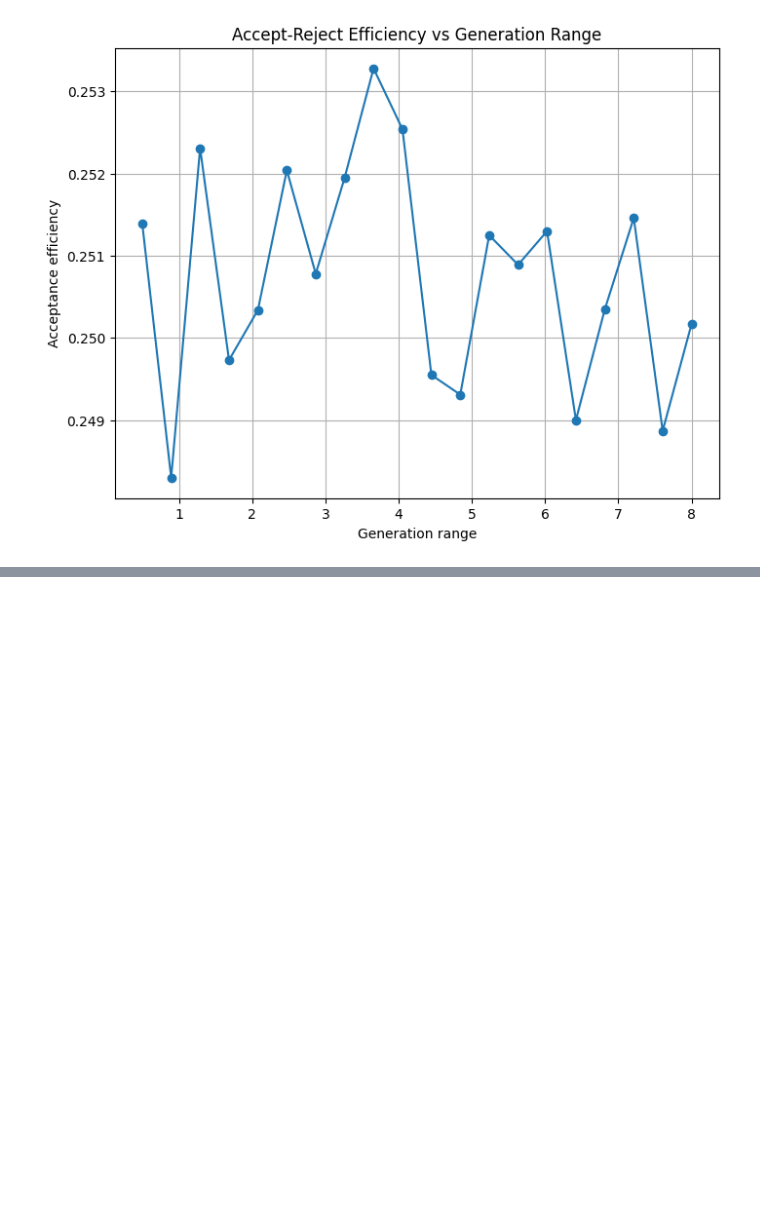
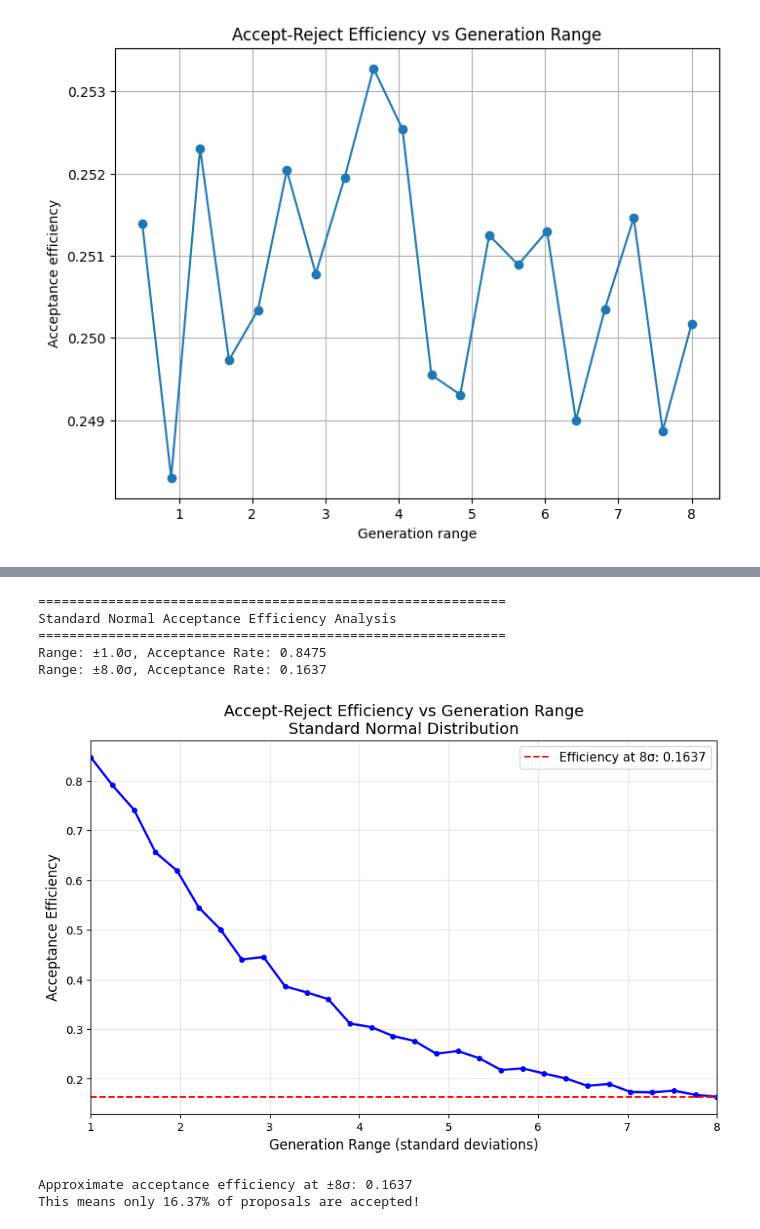
Before and after one commit to barongracias/s1-statistics, a Jupyter notebook: problem-sheets/ps2.ipynb, the cells around one changed output, grey strips where cells are left out. Saved outputs shown, nothing was run; the diff lists cells and outputs as text; code cells hidden in the pictures; blank space fills up the shorter version.

```diff
--- a/problem-sheets/ps2.ipynb
+++ b/problem-sheets/ps2.ipynb
@@ -167,0 +272,43 @@ plt.show()
+# %%
+def standard_normal(x):
+    return np.exp(-x**2 / 2) / np.sqrt(2 * np.pi)
+
+sigma_ranges = np.linspace(1, 8, 30)
+acceptance_rates = []
+
+print("\n" + "="*60)
+print("Standard Normal Acceptance Efficiency Analysis")
+print("="*60)
+
+for sigma_range in sigma_ranges:
+    xrange = (-sigma_range, sigma_range)
+    _, accept_rate = accept_reject(standard_normal, xrange, 1000, ymax=1/np.sqrt(2*np.pi))
+    acceptance_rates.append(accept_rate)
+
+    if sigma_range in [1, 2, 3, 4, 6, 8]:
+        print(f"Range: ±{sigma_range:.1f}σ, Acceptance Rate: {accept_rate:.4f}")
+
+fig, ax = plt.subplots(figsize=(10, 6))
+ax.plot(sigma_ranges, acceptance_rates, 'b-', linewidth=2, marker='o', markersize=4)
+ax.axhline(y=acceptance_rates[-1], color='r', linestyle='--',
+           label=f'Efficiency at 8σ: {acceptance_rates[-1]:.4f}')
+ax.set_xlabel('Generation Range (standard deviations)', fontsize=12)
+ax.set_ylabel('Acceptance Efficiency', fontsize=12)
+ax.set_title('Accept-Reject Efficiency vs Generation Range\nStandard Normal Distribution', fontsize=14)
+ax.grid(True, alpha=0.3)
+ax.legend(fontsize=11)
+ax.set_xlim(1, 8)
+plt.savefig('normal_efficiency.png', dpi=150, bbox_inches='tight')
+plt.show()
+
+print(f"\nApproximate acceptance efficiency at ±8σ: {acceptance_rates[-1]:.4f}")
+print(f"This means only {acceptance_rates[-1]*100:.2f}% of proposals are accepted!")
+# %% [output]
+============================================================
+Standard Normal Acceptance Efficiency Analysis
+============================================================
+Range: ±1.0σ, Acceptance Rate: 0.8475
+Range: ±8.0σ, Acceptance Rate: 0.1637
+[figure, added]
+Approximate acceptance efficiency at ±8σ: 0.1637
+This means only 16.37% of proposals are accepted!
```
Also changed, not shown: parts of 6 cells of this notebook, 2 other files.
